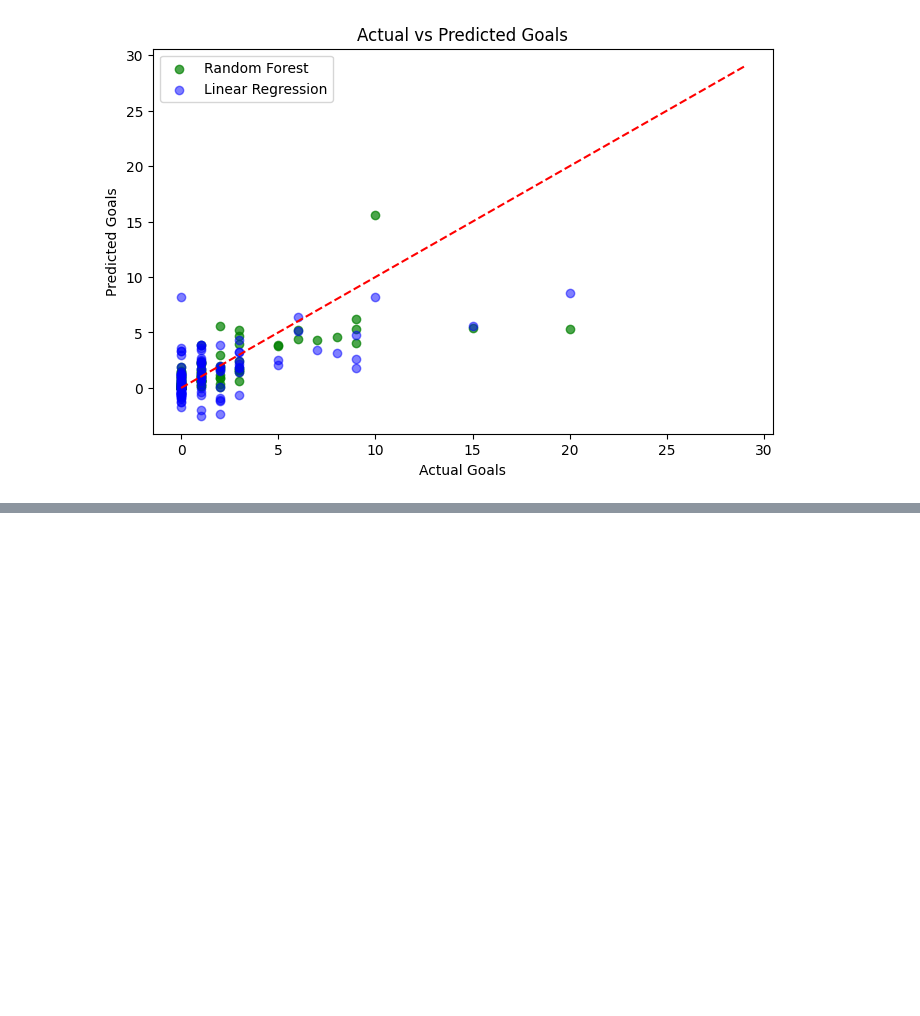
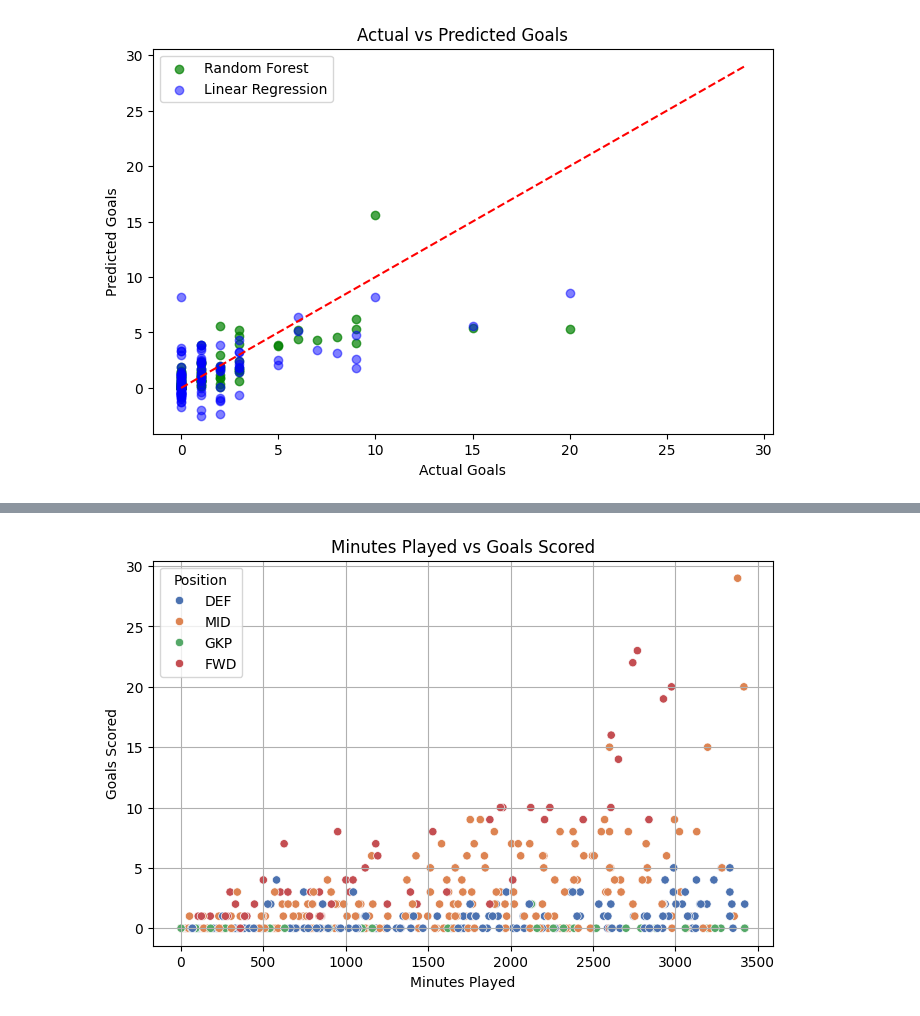
Before and after one commit to Mainabryan/epl-player-performance-prediction-2024-24, a Jupyter notebook: EPL_MACHINE_LEARNING_MODEL.ipynb, the cells around one changed output, grey strips where cells are left out. Saved outputs shown, nothing was run; the diff lists cells and outputs as text; code cells hidden in the pictures; blank space fills up the shorter version.

```diff
--- a/EPL_MACHINE_LEARNING_MODEL.ipynb
+++ b/EPL_MACHINE_LEARNING_MODEL.ipynb
@@ -394,0 +436,13 @@ plt.show()
+# %%
+import seaborn as sns
+import matplotlib.pyplot as plt
+
+plt.figure(figsize=(8, 5))
+sns.scatterplot(data=df, x='Minutes', y='Goals', hue='Position', palette='deep')
+plt.title("Minutes Played vs Goals Scored")
+plt.xlabel("Minutes Played")
+plt.ylabel("Goals Scored")
+plt.grid(True)
+plt.show()
+# %% [output]
+[figure, added]
```
Also changed, not shown: parts of 9 cells of this notebook.
